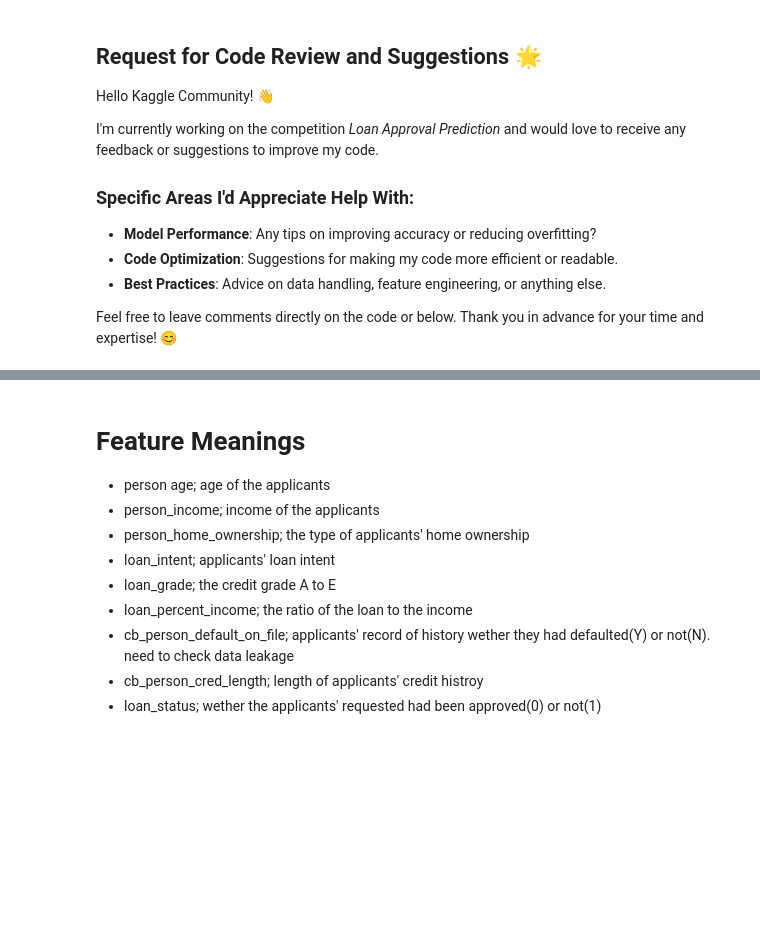
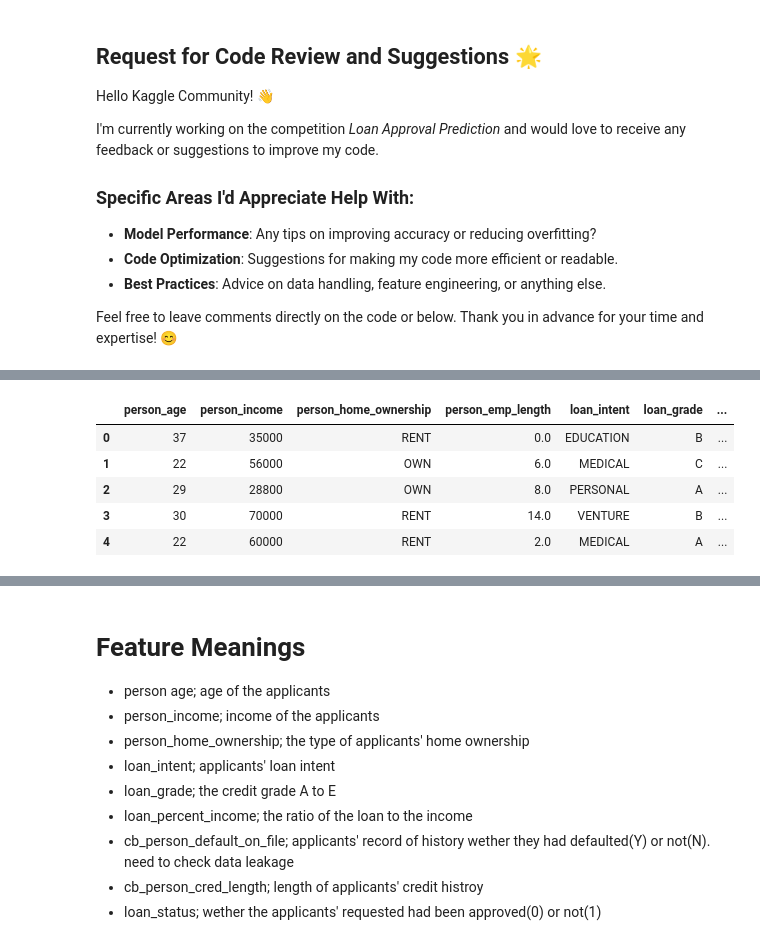
Before and after one commit to Edamame-san/Kaggle-Competition, a Jupyter notebook: loan-approval-prediction-beginner-trial.ipynb, the cells around one changed output, grey strips where cells are left out. Drawn from its saved outputs; the diff is of its cells as text; code cells hidden in the pictures; blank space fills up the shorter version.

Commit message:
Kaggle Notebook | Loan Approval Prediction (Beginner Trial) | Version 12

```diff
--- a/loan-approval-prediction-beginner-trial.ipynb
+++ b/loan-approval-prediction-beginner-trial.ipynb
@@ -43,7 +46,9 @@ import pandas as pd
 import seaborn as sns
 import matplotlib.pyplot as plt
 # %%
-train_df = pd.read_csv('/kaggle/input/playground-series-s4e10/train.csv', index_col='id')
+train_comp_df = pd.read_csv('/kaggle/input/playground-series-s4e10/train.csv', index_col='id')
+train_origin_df = pd.read_csv('/kaggle/input/loan-approval-prediction/credit_risk_dataset.csv')
+train_origin_df.index.name = 'id'
 test_df = pd.read_csv('/kaggle/input/playground-series-s4e10/test.csv', index_col='id')
-train_df.head()
+train_origin_df.info()
 # %% [output]
@@ -56,0 +102,4 @@ train_df.head()
+# %%
+# Remove the rows containign null values from original data.
+train_origin_df.dropna(subset=['person_emp_length', 'loan_int_rate'], inplace=True)
+train_origin_df.info()
@@ -56,0 +126,11 @@ train_df.head()
+# %%
+#Concatnate original and competition dataframe to train
+df_train = pd.concat([train_comp_df, train_origin_df], axis=0, ignore_index=True)
+df_train.head()
+# %% [output]
+|  | person_age | person_income | person_home_ownership | person_emp_length | loan_intent | loan_grade | ... |
+| 0 | 37 | 35000 | RENT | 0.0 | EDUCATION | B | ... |
+| 1 | 22 | 56000 | OWN | 6.0 | MEDICAL | C | ... |
+| 2 | 29 | 28800 | OWN | 8.0 | PERSONAL | A | ... |
+| 3 | 30 | 70000 | RENT | 14.0 | VENTURE | B | ... |
+| 4 | 22 | 60000 | RENT | 2.0 | MEDICAL | A | ... |
```
Also changed, not shown: parts of 15 cells of this notebook.
